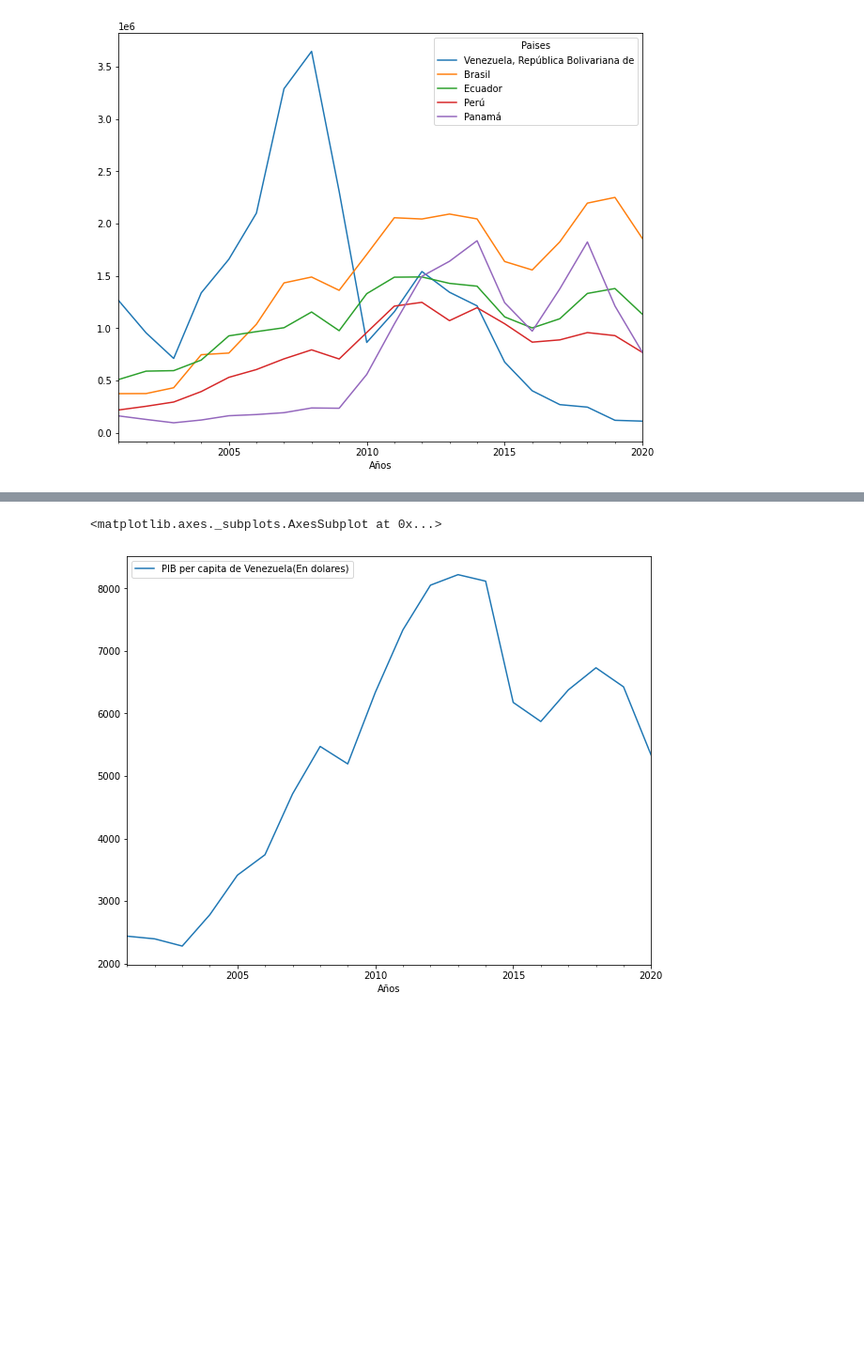
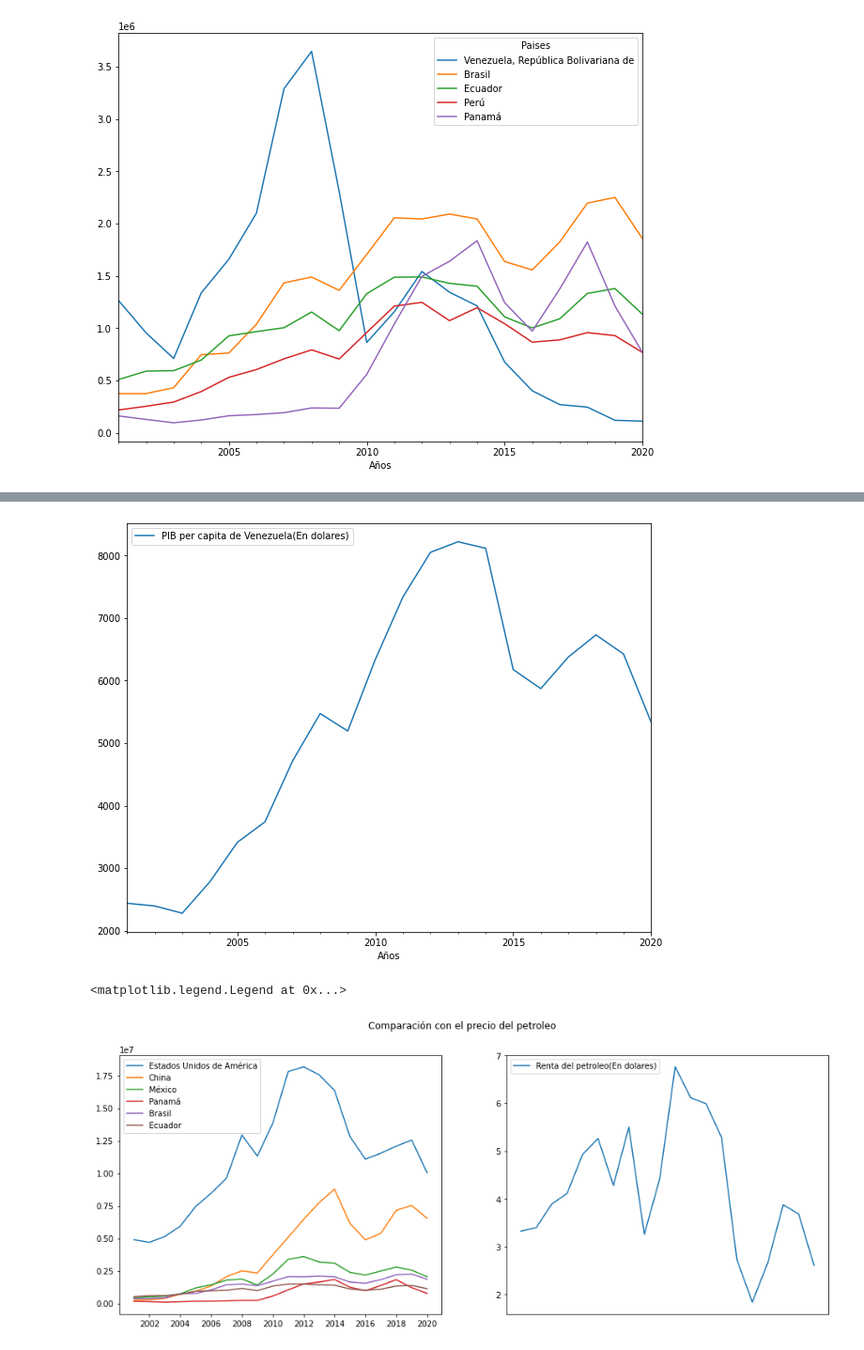
Before and after one commit to LuchoValr/Semillero, a Jupyter notebook: Proyecto_semillero_Avance1.ipynb, the cells around one changed output, grey strips where cells are left out. Shown at 94% size. Cells and saved outputs as stored; diff of their text form; code cells hidden in the pictures; blank space fills up the shorter version.

```diff
--- a/Proyecto_semillero_Avance1.ipynb
+++ b/Proyecto_semillero_Avance1.ipynb
@@ -211,7 +208,16 @@ pibcap_ven4['Años'] = pd.to_datetime(pibcap_ven4['Años'])
 r3=pibcap_ven4.set_index('Años')
 pibcap_ven5=r3.filter(['PIB per capita de Venezuela(En dolares)'])
 f3=pibcap_ven5.plot(figsize=(10, 8))
-f3
 # %% [output]
-<matplotlib.axes._subplots.AxesSubplot at 0x...>
 [figure]
+# %%
+fig, (ax1,ax2) = plt.subplots(1,2, figsize=(16,6))
+fig.suptitle('Comparación con el precio del petroleo')
+ax1.plot(business_partners2[['Estados Unidos de América','China','México','Panamá','Brasil','Ecuador']])
+ax1.legend(('Estados Unidos de América','China','México','Panamá','Brasil','Ecuador'),prop = {'size': 10}, loc='upper left')
+plt.xticks(range(len(rent_oil5.columns.values)),rent_oil5.columns.values)
+ax2.plot(rent_oil5)
+ax2.legend(rent_oil5.columns.values)
+# %% [output]
+<matplotlib.legend.Legend at 0x...>
+[figure, added]
```
Also changed, not shown: parts of 6 cells of this notebook.
